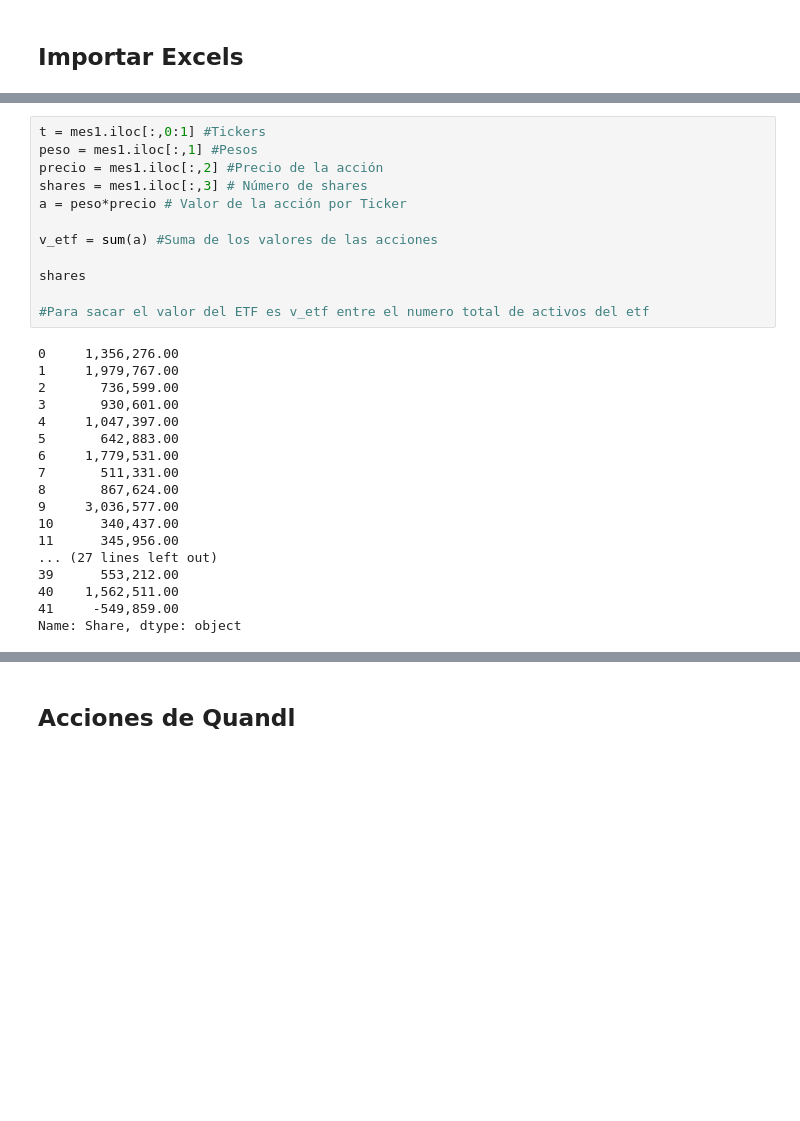
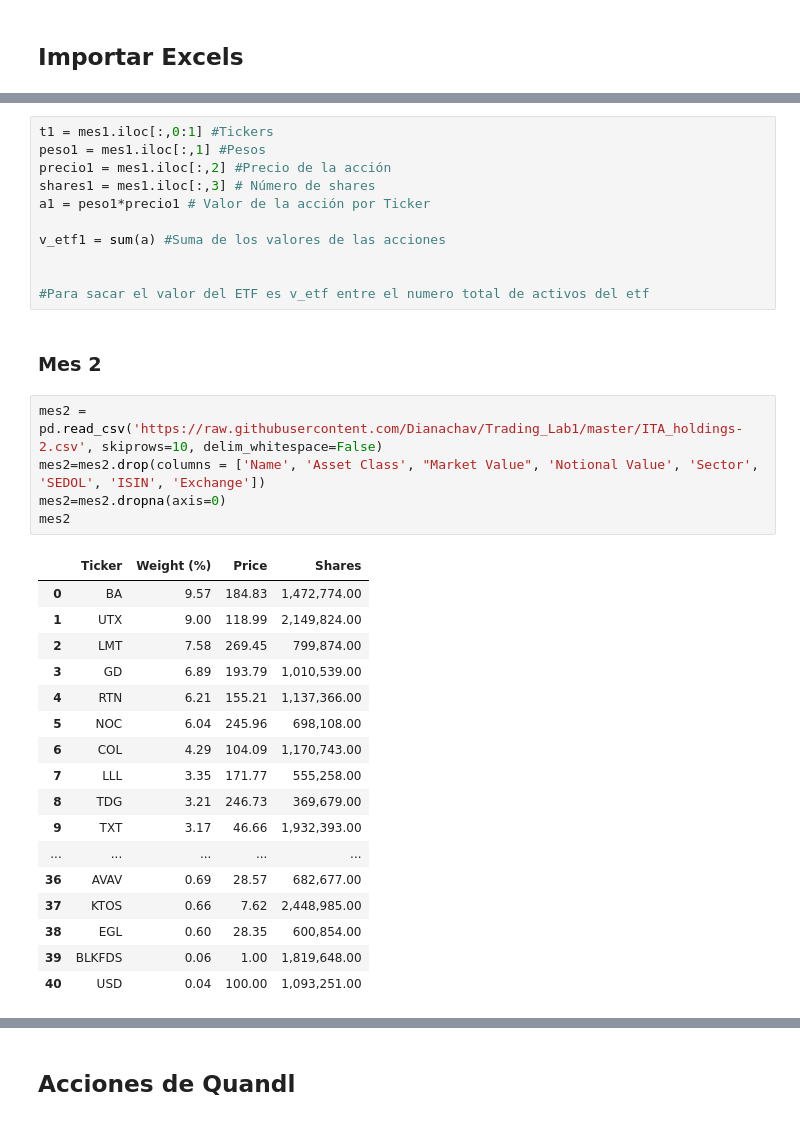
Before and after one commit to Dianachav/Trading_Lab1, a Jupyter notebook: Lab1_Python.ipynb, the cells around one changed output, grey strips where cells are left out. Cells and saved outputs as stored; diff of their text form; blank space fills up the shorter version.

```diff
--- a/Lab1_Python.ipynb
+++ b/Lab1_Python.ipynb
@@ -36,30 +35,36 @@ mes1
 # %%
-t = mes1.iloc[:,0:1] #Tickers
-peso = mes1.iloc[:,1] #Pesos
-precio = mes1.iloc[:,2] #Precio de la acción
-shares = mes1.iloc[:,3] # Número de shares
-a = peso*precio # Valor de la acción por Ticker
+t1 = mes1.iloc[:,0:1] #Tickers
+peso1 = mes1.iloc[:,1] #Pesos
+precio1 = mes1.iloc[:,2] #Precio de la acción
+shares1 = mes1.iloc[:,3] # Número de shares
+a1 = peso1*precio1 # Valor de la acción por Ticker
 
-v_etf = sum(a) #Suma de los valores de las acciones
+v_etf1 = sum(a) #Suma de los valores de las acciones
 
-shares
 
 #Para sacar el valor del ETF es v_etf entre el numero total de activos del etf
-# %% [output]
-0     1,356,276.00
-1     1,979,767.00
-2       736,599.00
-3       930,601.00
-4     1,047,397.00
-5       642,883.00
-6     1,779,531.00
-7       511,331.00
-8       867,624.00
-9     3,036,577.00
-10      340,437.00
-11      345,956.00
-... (27 lines left out)
-39      553,212.00
-40    1,562,511.00
-41     -549,859.00
-Name: Share, dtype: object
+# %% [markdown]
+### Mes 2
+# %%
+mes2 = pd.read_csv('https://raw.githubusercontent.com/Dianachav/Trading_Lab1/master/ITA_holdings-2.csv', skiprows=10, delim_whitespace=False)
+mes2=mes2.drop(columns = ['Name', 'Asset Class', "Market Value", 'Notional Value', 'Sector', 'SEDOL', 'ISIN', 'Exchange'])
+mes2=mes2.dropna(axis=0)
+mes2
+# %% [output]
+|  | Ticker | Weight (%) | Price | Shares |
+| 0 | BA | 9.57 | 184.83 | 1,472,774.00 |
+| 1 | UTX | 9.00 | 118.99 | 2,149,824.00 |
+| 2 | LMT | 7.58 | 269.45 | 799,874.00 |
+| 3 | GD | 6.89 | 193.79 | 1,010,539.00 |
+| 4 | RTN | 6.21 | 155.21 | 1,137,366.00 |
+| 5 | NOC | 6.04 | 245.96 | 698,108.00 |
+| 6 | COL | 4.29 | 104.09 | 1,170,743.00 |
+| 7 | LLL | 3.35 | 171.77 | 555,258.00 |
+| 8 | TDG | 3.21 | 246.73 | 369,679.00 |
+| 9 | TXT | 3.17 | 46.66 | 1,932,393.00 |
+| ... | ... | ... | ... | ... |
+| 36 | AVAV | 0.69 | 28.57 | 682,677.00 |
+| 37 | KTOS | 0.66 | 7.62 | 2,448,985.00 |
+| 38 | EGL | 0.60 | 28.35 | 600,854.00 |
+| 39 | BLKFDS | 0.06 | 1.00 | 1,819,648.00 |
+| 40 | USD | 0.04 | 100.00 | 1,093,251.00 |
```
Also changed, not shown: parts of 34 cells of this notebook.
